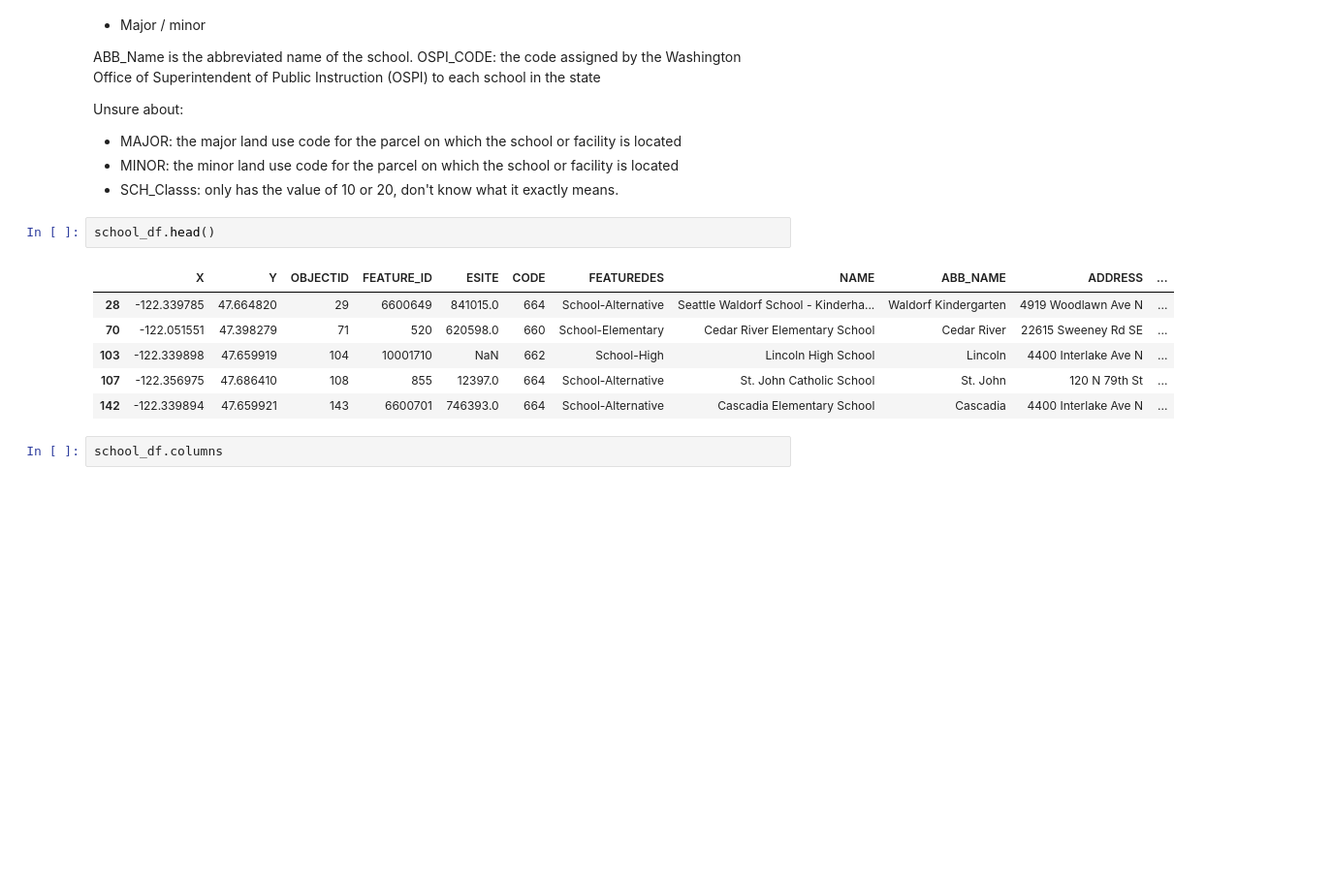
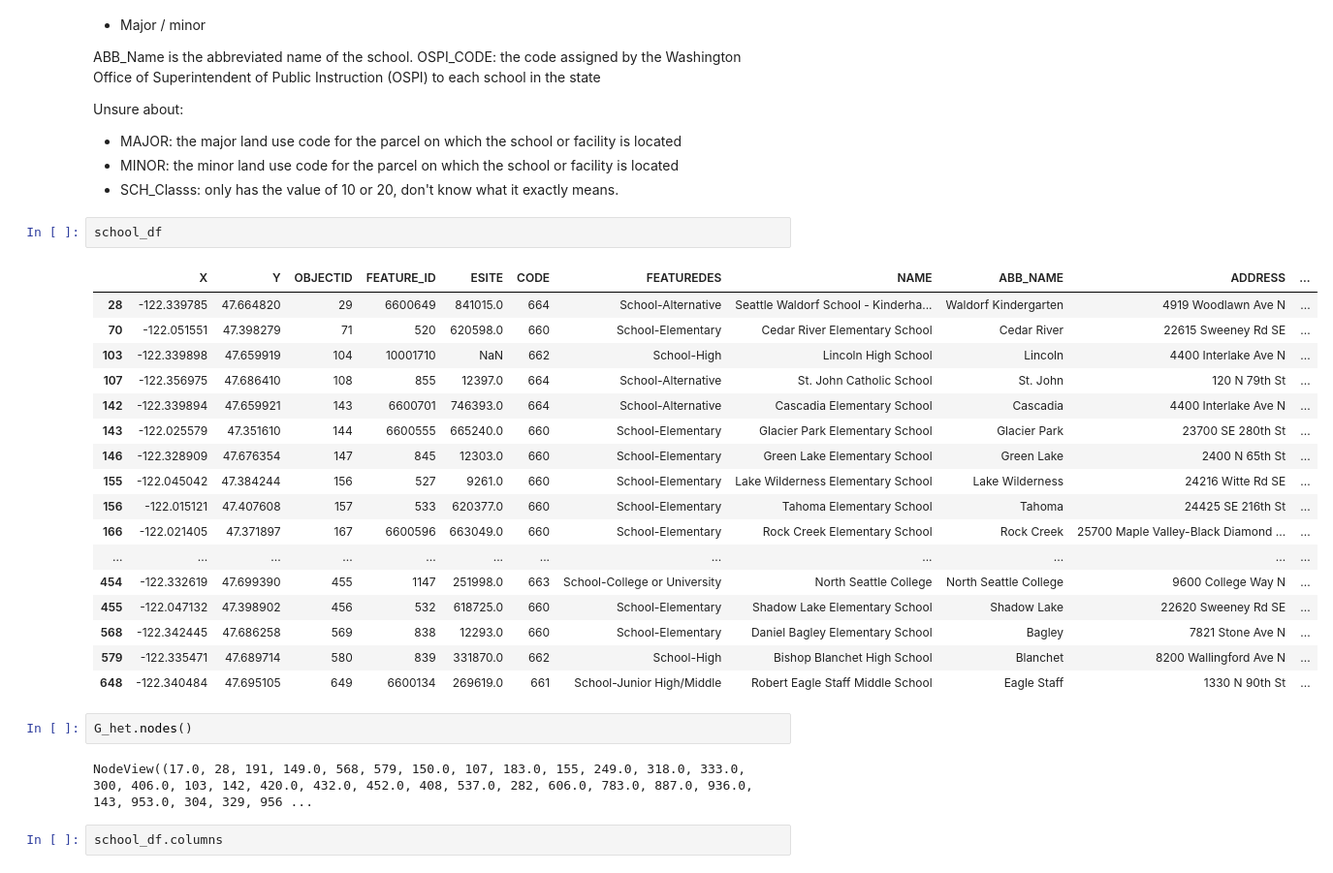
Before and after one commit to Tommy991118/Thesis-GNN, a Jupyter notebook: FINALE_DATAPIPELINE.ipynb, the cells around one changed output. Shown at 97% size. Saved outputs shown, nothing was run; the diff lists cells and outputs as text; blank space fills up the shorter version.

```diff
--- a/FINALE_DATAPIPELINE.ipynb
+++ b/FINALE_DATAPIPELINE.ipynb
@@ -661,14 +631,29 @@ Unsure about:
 - MINOR: the minor land use code for the parcel on which the school or facility is located
 - SCH_Classs: only has the value of 10 or 20, don't know what it exactly means.
 # %%
-school_df.head()
+school_df
 # %% [output]
 |  | X | Y | OBJECTID | FEATURE_ID | ESITE | CODE | FEATUREDES | NAME | ABB_NAME | ADDRESS | ... |
 | 28 | -122.339785 | 47.664820 | 29 | 6600649 | 841015.0 | 664 | School-Alternative | Seattle Waldorf School - Kinderha... | Waldorf Kindergarten | 4919 Woodlawn Ave N | ... |
 | 70 | -122.051551 | 47.398279 | 71 | 520 | 620598.0 | 660 | School-Elementary | Cedar River Elementary School | Cedar River | 22615 Sweeney Rd SE | ... |
 | 103 | -122.339898 | 47.659919 | 104 | 10001710 | NaN | 662 | School-High | Lincoln High School | Lincoln | 4400 Interlake Ave N | ... |
 | 107 | -122.356975 | 47.686410 | 108 | 855 | 12397.0 | 664 | School-Alternative | St. John Catholic School | St. John | 120 N 79th St | ... |
 | 142 | -122.339894 | 47.659921 | 143 | 6600701 | 746393.0 | 664 | School-Alternative | Cascadia Elementary School | Cascadia | 4400 Interlake Ave N | ... |
+| 143 | -122.025579 | 47.351610 | 144 | 6600555 | 665240.0 | 660 | School-Elementary | Glacier Park Elementary School | Glacier Park | 23700 SE 280th St | ... |
+| 146 | -122.328909 | 47.676354 | 147 | 845 | 12303.0 | 660 | School-Elementary | Green Lake Elementary School | Green Lake | 2400 N 65th St | ... |
+| 155 | -122.045042 | 47.384244 | 156 | 527 | 9261.0 | 660 | School-Elementary | Lake Wilderness Elementary School | Lake Wilderness | 24216 Witte Rd SE | ... |
+| 156 | -122.015121 | 47.407608 | 157 | 533 | 620377.0 | 660 | School-Elementary | Tahoma Elementary School | Tahoma | 24425 SE 216th St | ... |
+| 166 | -122.021405 | 47.371897 | 167 | 6600596 | 663049.0 | 660 | School-Elementary | Rock Creek Elementary School | Rock Creek | 25700 Maple Valley-Black Diamond ... | ... |
+| ... | ... | ... | ... | ... | ... | ... | ... | ... | ... | ... | ... |
+| 454 | -122.332619 | 47.699390 | 455 | 1147 | 251998.0 | 663 | School-College or University | North Seattle College | North Seattle College | 9600 College Way N | ... |
+| 455 | -122.047132 | 47.398902 | 456 | 532 | 618725.0 | 660 | School-Elementary | Shadow Lake Elementary School | Shadow Lake | 22620 Sweeney Rd SE | ... |
+| 568 | -122.342445 | 47.686258 | 569 | 838 | 12293.0 | 660 | School-Elementary | Daniel Bagley Elementary School | Bagley | 7821 Stone Ave N | ... |
+| 579 | -122.335471 | 47.689714 | 580 | 839 | 331870.0 | 662 | School-High | Bishop Blanchet High School | Blanchet | 8200 Wallingford Ave N | ... |
+| 648 | -122.340484 | 47.695105 | 649 | 6600134 | 269619.0 | 661 | School-Junior High/Middle | Robert Eagle Staff Middle School | Eagle Staff | 1330 N 90th St | ... |
+# %%
+G_het.nodes()
+# %% [output]
+NodeView((17.0, 28, 191, 149.0, 568, 579, 150.0, 107, 183.0, 155, 249.0, 318.0, 333.0, 300, 406.0, 103, 142, 420.0, 432.0, 452.0, 408, 537.0, 282, 606.0, 783.0, 887.0, 936.0, 143, 953.0, 304, 329, 956 ...
 # %%
 school_df.columns
 # %% [output]
```
Also changed, not shown: parts of 9 cells of this notebook.
